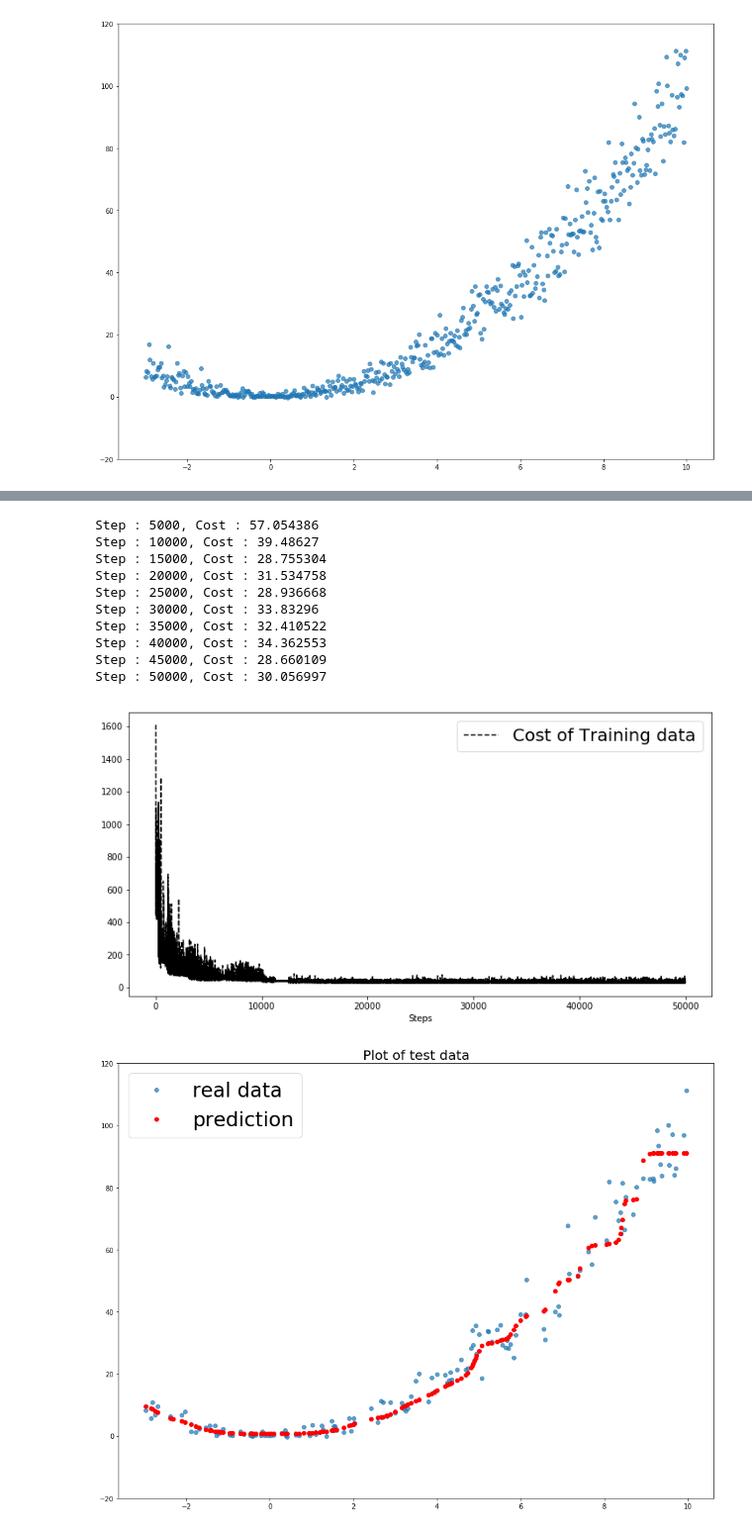
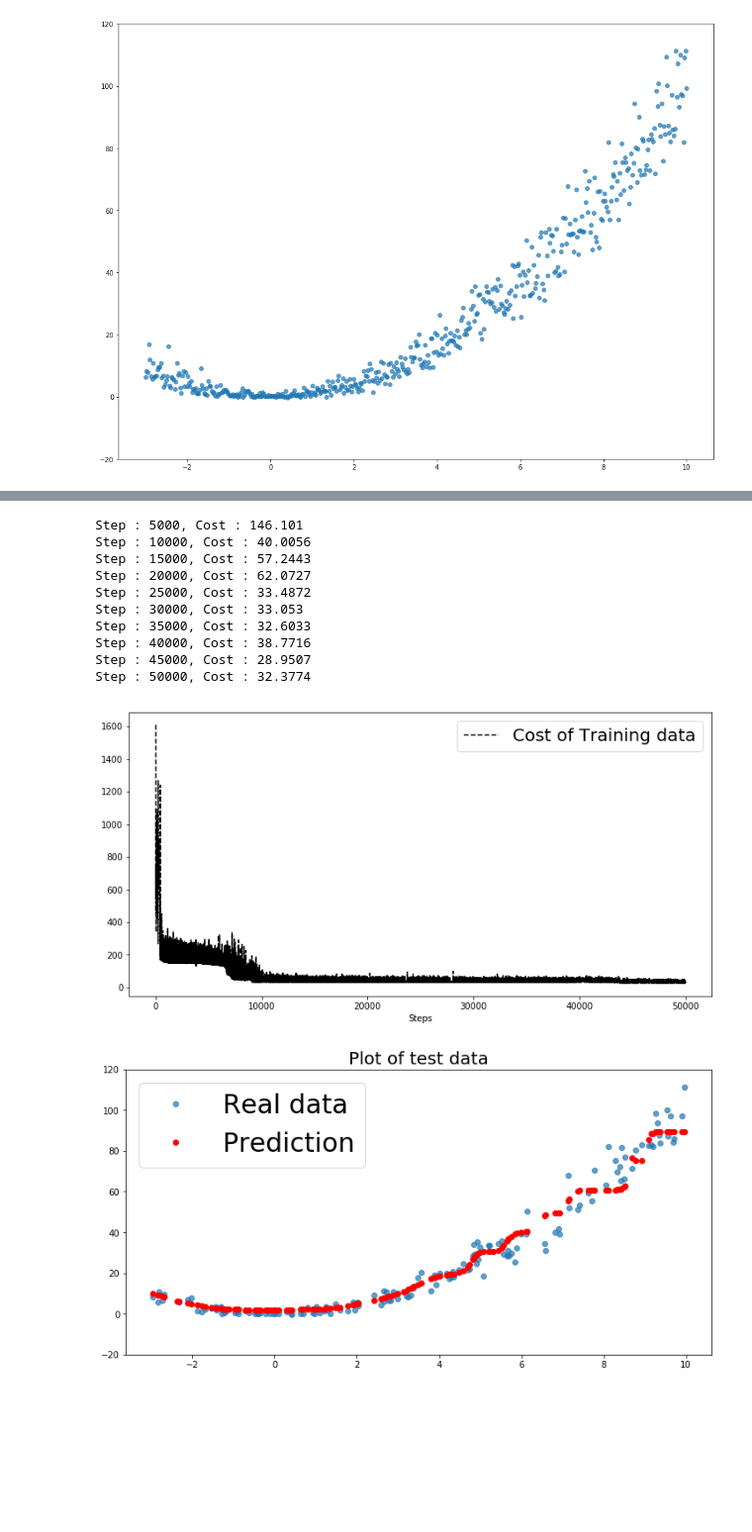
Before and after one commit to mjgim/tensorflow_tutorial, a Jupyter notebook: 5. Regression with Multilayer Perceptron.ipynb, the cells around one changed output, grey strips where cells are left out. Shown at 99% size. Saved outputs shown, nothing was run; the diff lists cells and outputs as text; code cells hidden in the pictures; blank space fills up the shorter version.

```diff
--- a/5. Regression with Multilayer Perceptron.ipynb
+++ b/5. Regression with Multilayer Perceptron.ipynb
@@ -59,40 +62,40 @@ sess.run(tf.global_variables_initializer())
 # %%
 # 학습횟수: 50,000번
 
 l_cost = []
 iteration = 50000
 for step in range(iteration):
     _, cost = sess.run([train, loss],
                        feed_dict={X: x_train, Y: y_train})
     l_cost.append(cost)
     if (step+1) % (iteration//10) ==0 :
         print("Step : %i, Cost : %s" %((step+1), cost))
 
 
 plt.figure(figsize=(12,6))
 plt.xlabel("Steps")
 _ = plt.plot(l_cost, "k--", label='Cost of Training data')
 _ = plt.legend(fontsize=20)
 
 # 학습한 모델을 테스트 데이터에 적용
 
 y_pred = sess.run(H, feed_dict={X: x_test})
-plt.figure(figsize=(16,12))
+plt.figure(figsize=(12,6))
 plt.ylim(-20,120)
 plt.title("Plot of test data", fontsize=20)
-_ = plt.plot(x_test, y_test, "o", alpha=0.7, label="real data")
-_ = plt.plot(x_test, y_pred, "ro", label="prediction")
+_ = plt.plot(x_test, y_test, "o", alpha=0.7, label="Real data")
+_ = plt.plot(x_test, y_pred, "ro", label="Prediction")
 _ = plt.legend(fontsize=30)
 # %% [output]
-Step : 5000, Cost : 57.054386
-Step : 10000, Cost : 39.48627
-Step : 15000, Cost : 28.755304
-Step : 20000, Cost : 31.534758
-Step : 25000, Cost : 28.936668
-Step : 30000, Cost : 33.83296
-Step : 35000, Cost : 32.410522
-Step : 40000, Cost : 34.362553
-Step : 45000, Cost : 28.660109
-Step : 50000, Cost : 30.056997
+Step : 5000, Cost : 146.101
+Step : 10000, Cost : 40.0056
+Step : 15000, Cost : 57.2443
+Step : 20000, Cost : 62.0727
+Step : 25000, Cost : 33.4872
+Step : 30000, Cost : 33.053
+Step : 35000, Cost : 32.6033
+Step : 40000, Cost : 38.7716
+Step : 45000, Cost : 28.9507
+Step : 50000, Cost : 32.3774
-[figure, old version]
+[figure, new version]
-[figure, old version]
+[figure, new version]
```
Also changed, not shown: parts of 2 cells of this notebook, 6 other files.
